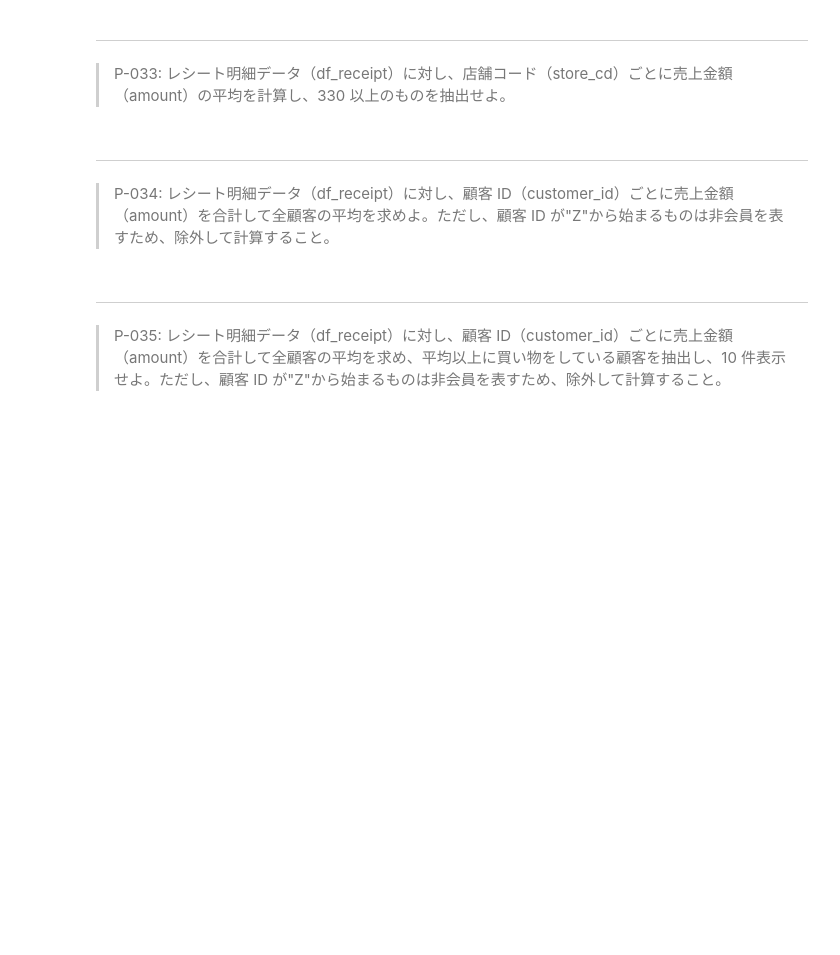
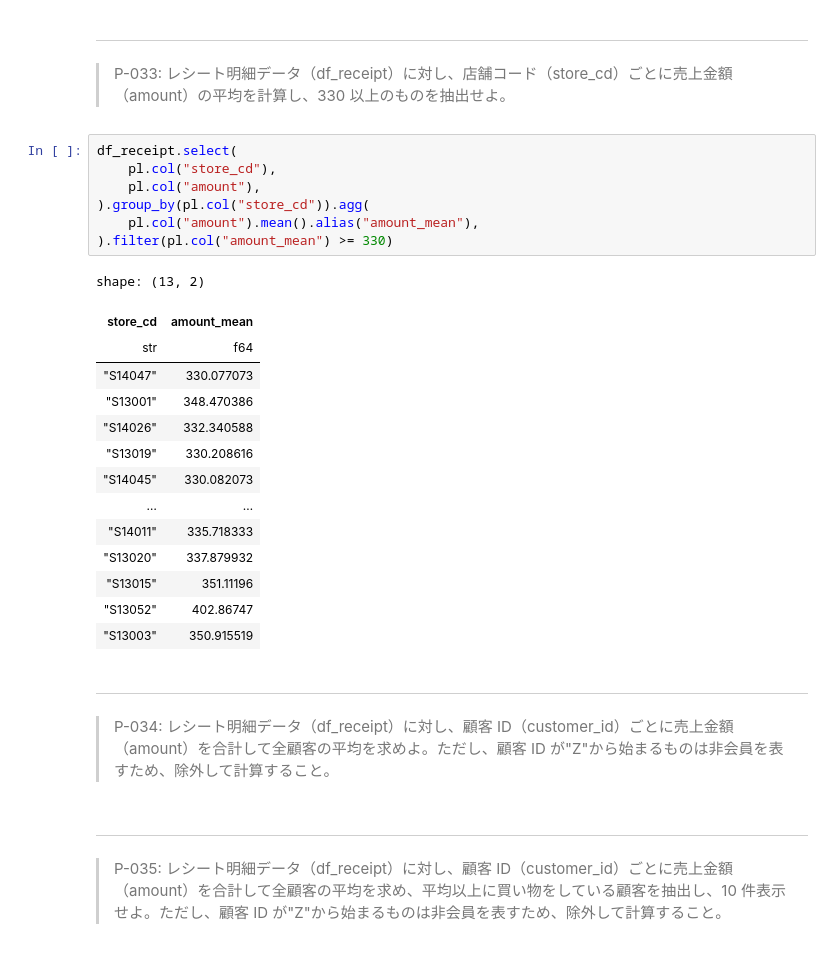
Before and after one commit to NMZ0429/ds_100knocks, a Jupyter notebook: content/100knocks-preprocess/docker/work/preprocess_knock_Python.ipynb, the cells around one changed output. Drawn from its saved outputs; the diff is of its cells as text; blank space fills up the shorter version.

```diff
--- a/content/100knocks-preprocess/docker/work/preprocess_knock_Python.ipynb
+++ b/content/100knocks-preprocess/docker/work/preprocess_knock_Python.ipynb
@@ -618,6 +736,28 @@ numpy.std(a, axis=None, dtype=None, out=None, ddof=0, keepdims=)
 ---
 
 > P-033: レシート明細データ（df_receipt）に対し、店舗コード（store_cd）ごとに売上金額（amount）の平均を計算し、330 以上のものを抽出せよ。
+# %%
+df_receipt.select(
+    pl.col("store_cd"),
+    pl.col("amount"),
+).group_by(pl.col("store_cd")).agg(
+    pl.col("amount").mean().alias("amount_mean"),
+).filter(pl.col("amount_mean") >= 330)
+# %% [output]
+shape: (13, 2)
+| store_cd | amount_mean |
+| str | f64 |
+| "S14047" | 330.077073 |
+| "S13001" | 348.470386 |
+| "S14026" | 332.340588 |
+| "S13019" | 330.208616 |
+| "S14045" | 330.082073 |
+| … | … |
+| "S14011" | 335.718333 |
+| "S13020" | 337.879932 |
+| "S13015" | 351.11196 |
+| "S13052" | 402.86747 |
+| "S13003" | 350.915519 |
 # %% [markdown]
 ---
 
```
Also changed, not shown: parts of 7 cells of this notebook.
